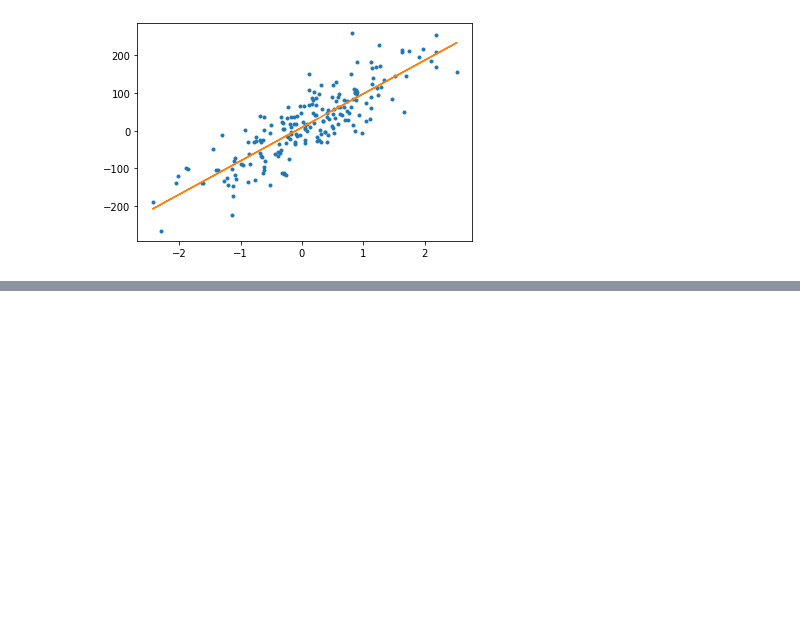
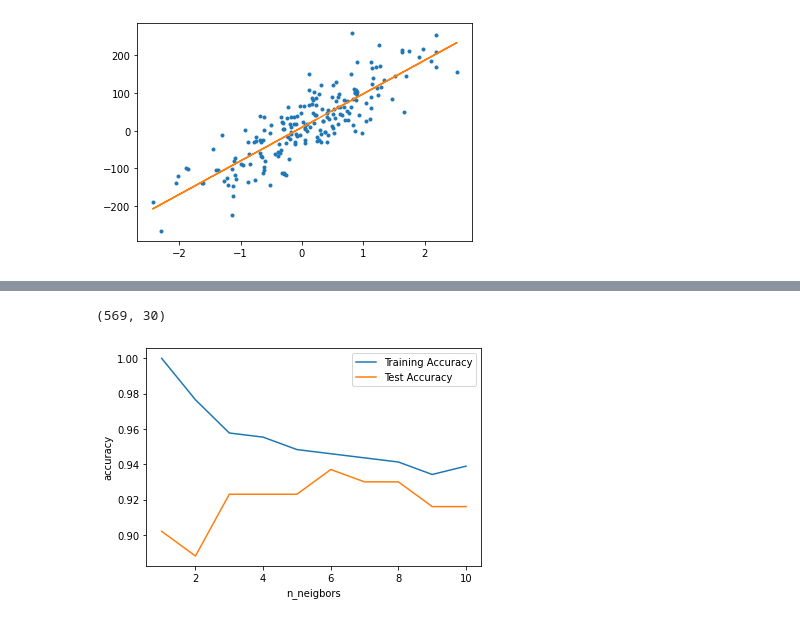
Before and after one commit to parkyanghu/Machine-Learning1901266, a Jupyter notebook: 박양후_7강8강.ipynb, the cells around one changed output, grey strips where cells are left out. Saved outputs shown, nothing was run; the diff lists cells and outputs as text; code cells hidden in the pictures; blank space fills up the shorter version.

```diff
--- a/박양후_7강8강.ipynb
+++ b/박양후_7강8강.ipynb
@@ -232,22 +222,31 @@ cancer.datashape
+# %%
+load_breast_cancer
+cancer = load_breast_cancer()
+# %%
+cancer.data.shape
+# %% [output]
+(569, 30)
 # %%
-x_train, x_test, y_train, y_test=train_test_split(cancer.data.cancer.target,stratify=cancer.target,random_state=66)
+X_train, X_test, y_train, y_test = train_test_split(cancer.data, cancer.target, stratify=cancer.target ,random_state=66)
 # %%
-internations=[]
-training_accuracy=[]
-test_accuracy=[]
+iterations = []
+training_accuracy = []
+test_accuracy = []
 for n_neighbors in range(1,11):
-  clf=KNeighborsClassifier(n_neighbors=n_neighbors)
-  clf.flt(x_train, y_train)
-  training_accuracy.append(clf.score(x_train,y_train))
-  test_accuracy.append(clf.score(x_test,y_test))
-  iterations.append(n_neighbors)
+    clf = KNeighborsClassifier(n_neighbors=n_neighbors)
+    clf.fit(X_train, y_train)
+    training_accuracy.append(clf.score(X_train, y_train))
+    test_accuracy.append(clf.score(X_test, y_test))
+    iterations.append(n_neighbors)
 
-plt.plot(iterations,training_accuracy,label='Training Accuracy')
-plt.plot(iterations,test_accuracy,label='Test Accuracy')
+plt.plot(iterations, training_accuracy, label ='Training Accuracy')
+plt.plot(iterations, test_accuracy, label ='Test Accuracy')
 plt.xlabel('n_neigbors')
 plt.ylabel('accuracy')
 plt.legend()
 plt.show()
+# %% [output]
+[figure, added]
 # %%
 X, y=mglearn.datasets.make_forge()
 
```
Also changed, not shown: parts of 42 cells of this notebook.
